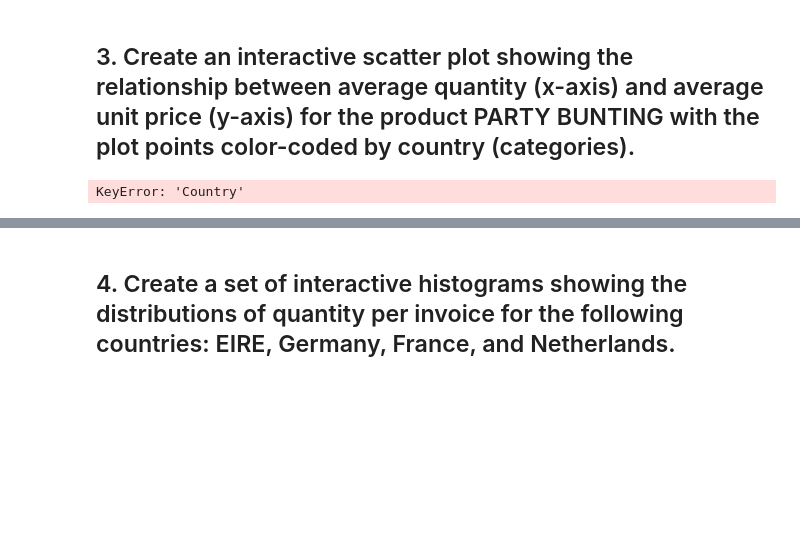
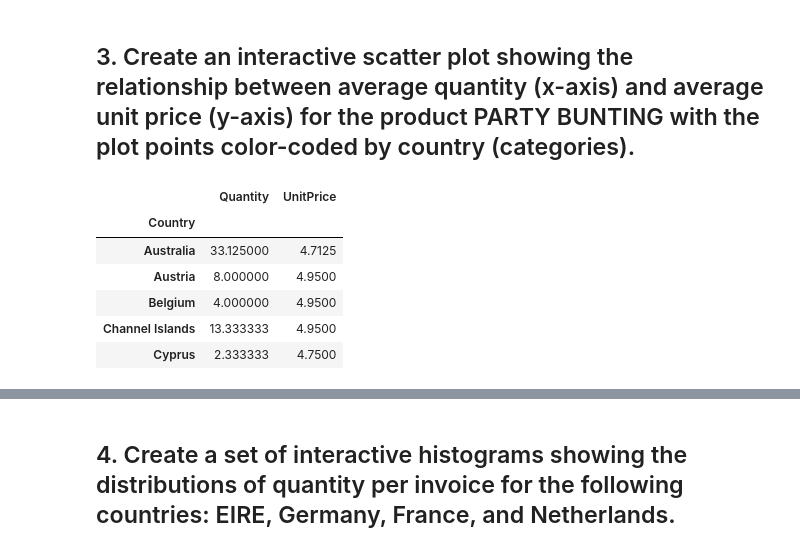
Before and after one commit to isaitu11/data-labs, a Jupyter notebook: module-2/lab-interactive-visualization/your-code/main.ipynb, the cells around one changed output, grey strips where cells are left out. Cells and saved outputs as stored; diff of their text form; code cells hidden in the pictures; blank space fills up the shorter version.

```diff
--- a/module-2/lab-interactive-visualization/your-code/main.ipynb
+++ b/module-2/lab-interactive-visualization/your-code/main.ipynb
@@ -72,10 +72,12 @@ france_by_datetime.iplot(kind='line', xTitle='January 1st - May 31st 2011',
 ## 3. Create an interactive scatter plot showing the relationship between average quantity (x-axis) and average unit price (y-axis) for the product PARTY BUNTING with the plot points color-coded by country (categories).
 # %%
 party_bunting = data[(data["Description"]=='PARTY BUNTING')].pivot_table(index=["Country"], values=["Quantity", "UnitPrice"], aggfunc={"Quantity":np.mean, "UnitPrice":np.mean})
-party_bunting
-
-party_bunting.iplot(x='UnitPrice', y='Quantity', categories='Country',
-           xTitle='UnitPrice', yTitle='Total Quantity',
-           title='Dont know')
+party_bunting.head()
 # %% [output]
-KeyError: 'Country'
+|  | Quantity | UnitPrice |
+| Country |  |  |
+| Australia | 33.125000 | 4.7125 |
+| Austria | 8.000000 | 4.9500 |
+| Belgium | 4.000000 | 4.9500 |
+| Channel Islands | 13.333333 | 4.9500 |
+| Cyprus | 2.333333 | 4.7500 |
```
Also changed, not shown: parts of 3 cells of this notebook.
